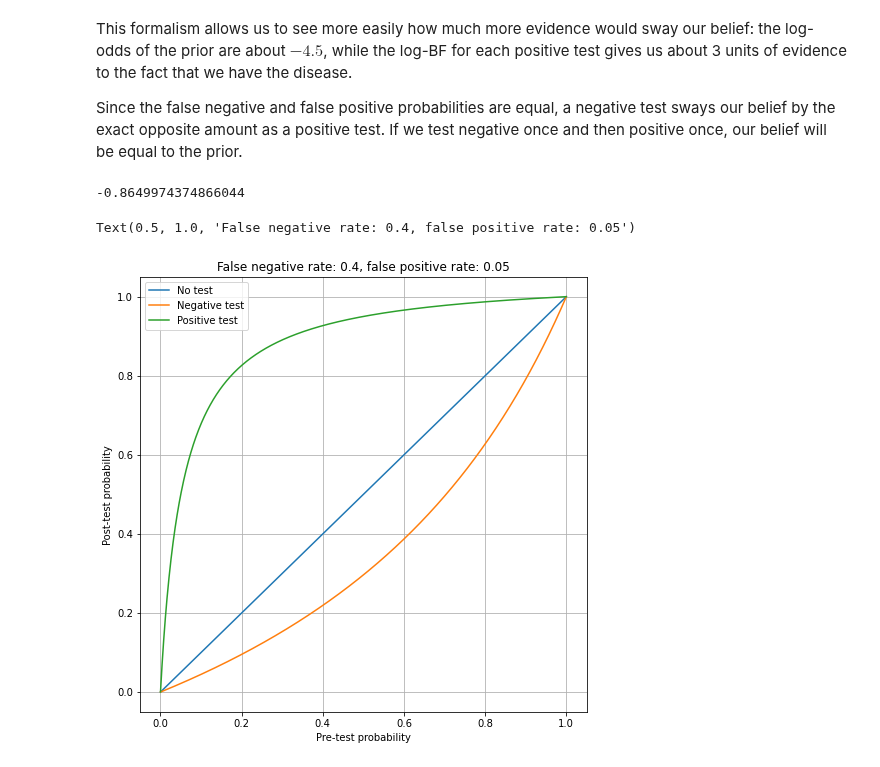
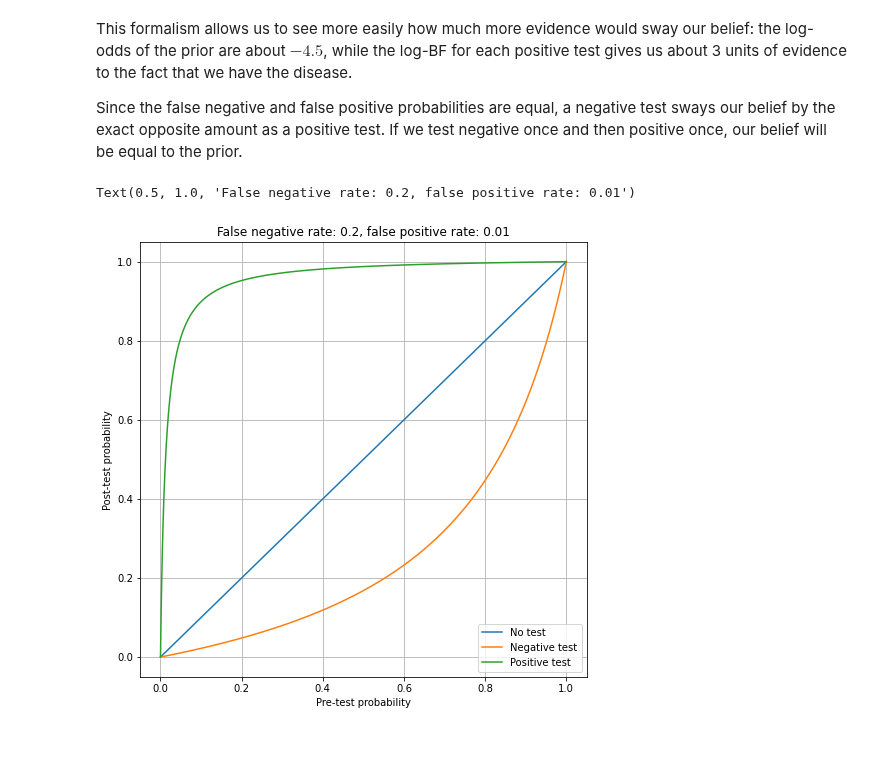
Before and after one commit to jacopok/notes, a Jupyter notebook: ap_third_semester/astrostat_homework/exercises_123.ipynb, the cells around one changed output. Drawn from its saved outputs; the diff is of its cells as text; code cells hidden in the pictures.

```diff
--- a/ap_third_semester/astrostat_homework/exercises_123.ipynb
+++ b/ap_third_semester/astrostat_homework/exercises_123.ipynb
@@ -452,32 +447,38 @@ a negative test sways our belief by the exact opposite amount as a positive test
 If we test negative once and then positive once, our belief will be
 equal to the prior.
 # %%
+# graph showing how the updating looks for different false positive
+# and false negative rates
+# the numbers are supposed to be roughly reflective of PCR COVID-19 tests
+# (they are probably optimistic)
+
+# the fact that specificity (=1-fpr) >> sensitivity (=1-fnr)
+# is quite general though
+
 pre_test = np.linspace(1e-5,1-1e-5, num=1000)
-fnr =.4
-fpr = .05
+fnr =.2
+fpr = .01
 
 def post_negative(pre, fnr=fnr, fpr=fpr, n=1):
     odds = log_odds(pre)
     log_bf = np.log(fnr / (1 - fpr))
-    print(log_bf)
     return(probability(odds + log_bf * n))
 
 def post_positive(pre, fnr=fnr, fpr=fpr, n=1):
     odds = log_odds(pre)
     log_bf = np.log((1-fnr) / fpr)
     return(probability(odds + log_bf * n))
 
 
 plt.figure(figsize=(8, 8))
 plt.plot(pre_test, pre_test, label='No test')
 plt.plot(pre_test, post_negative(pre_test, n=1), label='Negative test')
-plt.plot(pre_test, post_positive(pre_test, fpr), label='Positive test')
+plt.plot(pre_test, post_positive(pre_test, n=1), label='Positive test')
 plt.grid()
 plt.legend()
 plt.xlabel('Pre-test probability')
 plt.ylabel('Post-test probability')
 plt.title(f'False negative rate: {fnr}, false positive rate: {fpr}')
 # %% [output]
--0.8649974374866044
+Text(0.5, 1.0, 'False negative rate: 0.2, false positive rate: 0.01')
-Text(0.5, 1.0, 'False negative rate: 0.4, false positive rate: 0.05')
-[figure, old version]
+[figure, new version]
```
Also changed, not shown: parts of 3 cells of this notebook, 1 other file.
